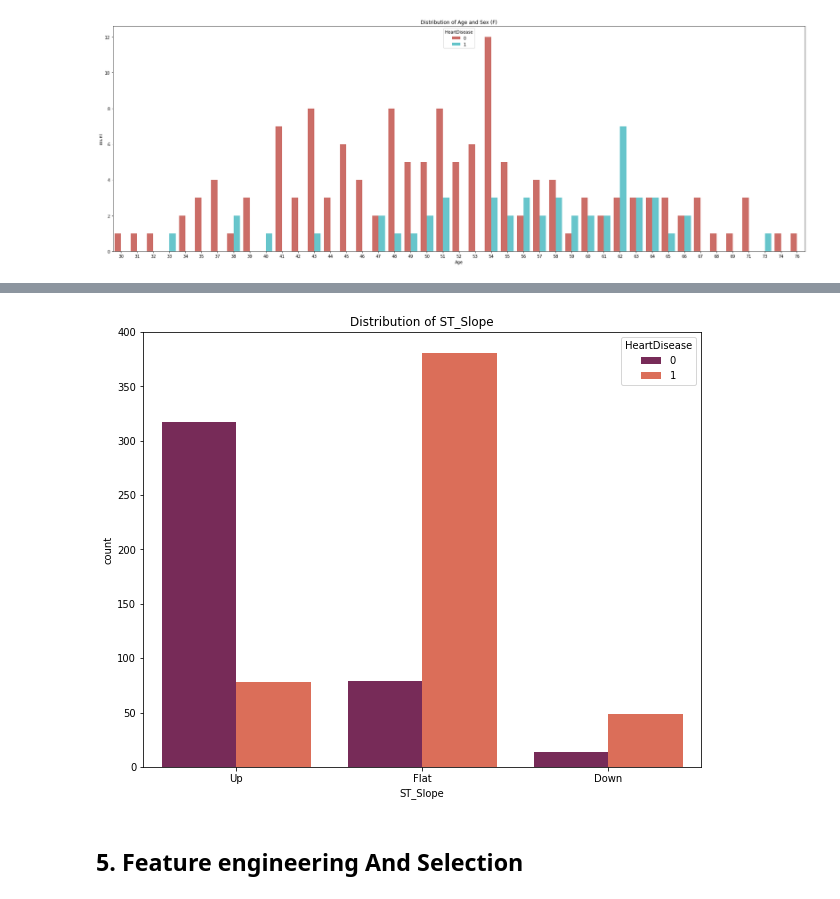
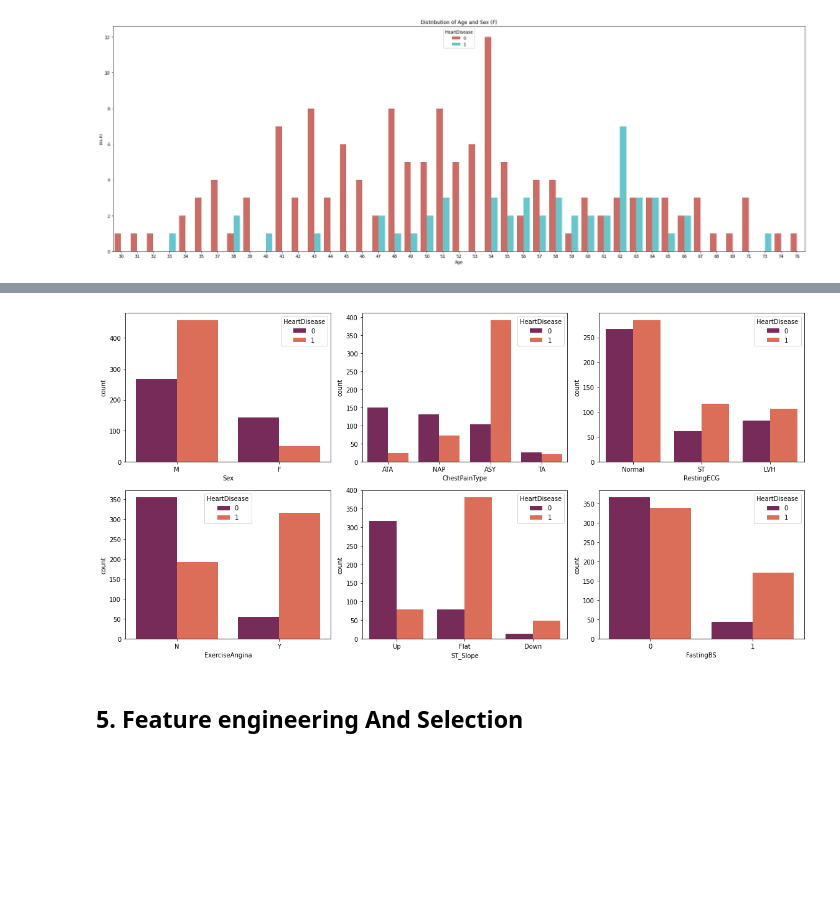
Before and after one commit to Nokulunga77/Heart-Failure-kaggle, a Jupyter notebook: Heart_Failure.ipynb, the cells around one changed output, grey strips where cells are left out. Drawn from its saved outputs; the diff is of its cells as text; code cells hidden in the pictures; blank space fills up the shorter version.

```diff
--- a/Heart_Failure.ipynb
+++ b/Heart_Failure.ipynb
@@ -248,7 +256,3 @@ rcParams['figure.figsize'] = 30,10
 plt.title("Distribution of Age and Sex (F)");
 # %% [output]
 [figure]
-# %%
-sns.countplot(x = 'ChestPainType', data = df, palette = "rocket", hue = 'HeartDisease')
-rcParams['figure.figsize'] = 10,8
-plt.title("Distribution of chest pains ");
@@ -257,4 +258,0 @@ plt.title("Distribution of chest pains ");
-# %%
-sns.countplot(x = 'RestingECG', data = df, palette = "rocket", hue = 'HeartDisease')
-rcParams['figure.figsize'] = 10,8
-plt.title("Distribution of RestingECG");
@@ -263,4 +258,0 @@ plt.title("Distribution of RestingECG");
-# %%
-sns.countplot(x = 'ExerciseAngina', data = df, palette = "rocket", hue = 'HeartDisease')
-rcParams['figure.figsize'] = 10,8
-plt.title("Distribution of Exercise Angina");
@@ -269,8 +259,17 @@ plt.title("Distribution of Exercise Angina");
-# %%
-sns.countplot(x = 'ST_Slope', data = df, palette = "rocket", hue = 'HeartDisease')
-plt.title("Distribution of ST_Slope");
-# %% [output]
-[figure, removed]
+# %%
+fig, ax = plt.subplots(2, 3, figsize=(16, 8))
+
+sns.countplot(x = 'Sex', data = df, hue = "HeartDisease", palette = "rocket", ax = ax[0,0])
+sns.countplot(x = 'ChestPainType', data = df, hue = "HeartDisease", palette = "rocket", ax = ax[0,1])
+sns.countplot(x = 'RestingECG', data = df, hue = "HeartDisease",palette = "rocket", ax = ax[0,2])
+
+sns.countplot(x = 'ExerciseAngina', data = df, hue = "HeartDisease", palette = "rocket", ax = ax[1,0])
+sns.countplot(x = 'ST_Slope', data = df, hue = "HeartDisease", palette = "rocket", ax = ax[1,1])
+sns.countplot(x = 'FastingBS', data = df, hue = "HeartDisease", palette = "rocket", ax = ax[1,2])
+
+fig.tight_layout()
+# %% [output]
+[figure, added]
 # %% [markdown]
 <a id="features"></a>
 ## 5. **Feature engineering And Selection**
```
Also changed, not shown: parts of 4 cells of this notebook.
